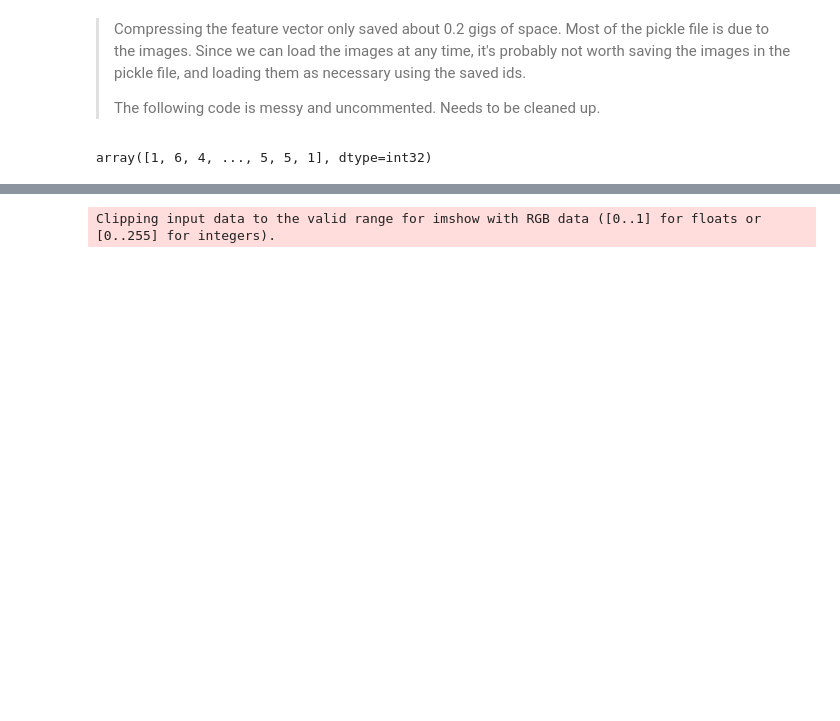
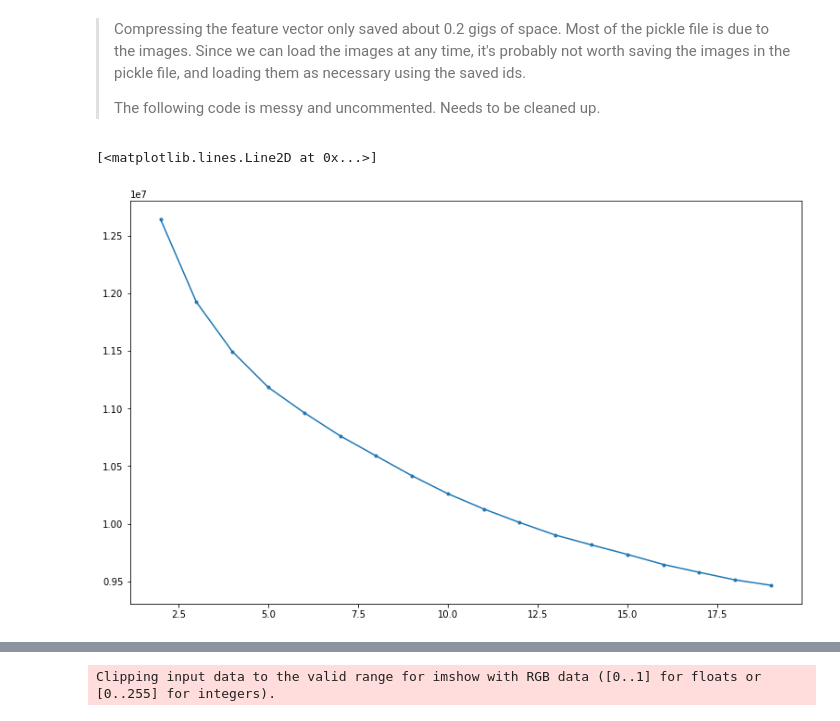
Before and after one commit to mvince33/lcp_cluster, a Jupyter notebook: lcp_image_processing.ipynb, the cells around one changed output, grey strips where cells are left out. Drawn from its saved outputs; the diff is of its cells as text; code cells hidden in the pictures; blank space fills up the shorter version.

```diff
--- a/lcp_image_processing.ipynb
+++ b/lcp_image_processing.ipynb
@@ -170,9 +167,18 @@ df['feature_vectors'] = list(fv)
 >
 > The following code is messy and uncommented. Needs to be cleaned up.
 # %%
-# Need to optimize the number of clusters
-kmeans = KMeans(n_clusters = 7)
-kmeans.fit(fv)
-kmeans.labels_
+# Find the optimal number of clusters
+inertias = []
+silhouette_scores = []
+for k in range(2, 20):
+    kmeans = KMeans(n_clusters = k)
+    kmeans.fit(fv)
+    inertias.append(kmeans.inertia_)
+    silhouette_scores.append(silhouette_score(fv, kmeans.labels_))
-# %% [output]
-array([1, 6, 4, ..., 5, 5, 1], dtype=int32)
+# %%
+# Graph the inertias
+plt.figure(figsize = (13, 8))
+plt.plot(range(2, 20), inertias, marker = '.')
+# %% [output]
+[<matplotlib.lines.Line2D at 0x...>]
+[figure, added]
```
Also changed, not shown: parts of 10 cells of this notebook, 2 other files.
